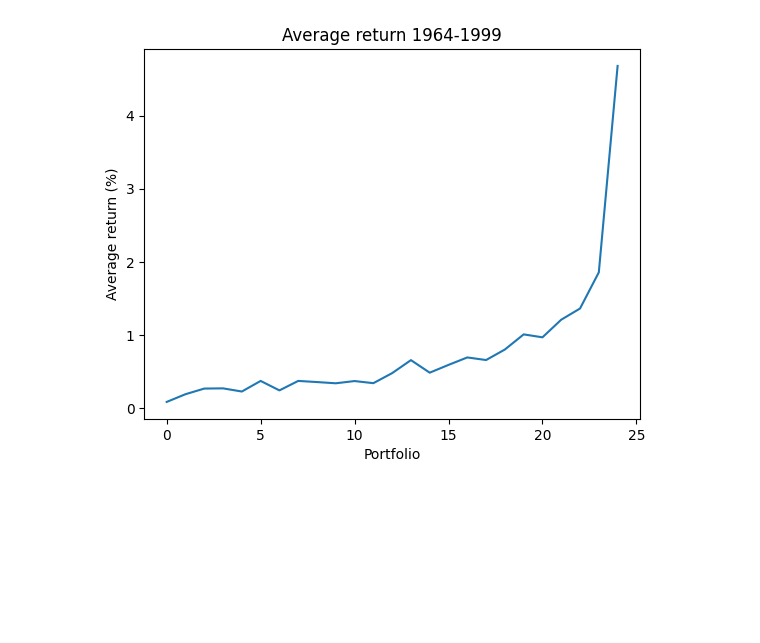
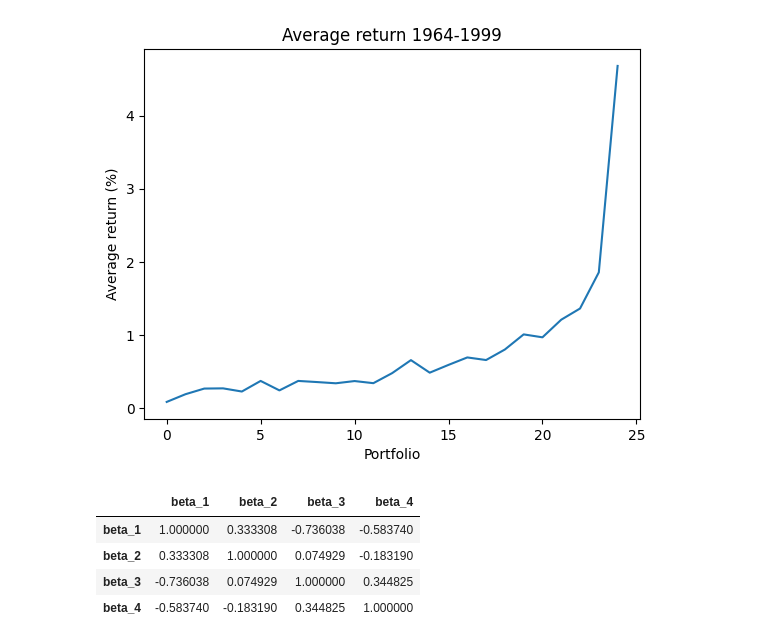
Before and after one commit to JMCG22/pm_cw, a Jupyter notebook: Data_combined_paper_data.ipynb, the cells around one changed output. Drawn from its saved outputs; the diff is of its cells as text; code cells hidden in the pictures; blank space fills up the shorter version.

```diff
--- a/Data_combined_paper_data.ipynb
+++ b/Data_combined_paper_data.ipynb
@@ -1161,3 +1161,11 @@ plt.ylabel('Average return (%)')
 plt.show()
 # %% [output]
 [figure]
+# %%
+df_of_betas.corr()
+# %% [output]
+|  | beta_1 | beta_2 | beta_3 | beta_4 |
+| beta_1 | 1.000000 | 0.333308 | -0.736038 | -0.583740 |
+| beta_2 | 0.333308 | 1.000000 | 0.074929 | -0.183190 |
+| beta_3 | -0.736038 | 0.074929 | 1.000000 | 0.344825 |
+| beta_4 | -0.583740 | -0.183190 | 0.344825 | 1.000000 |
```
